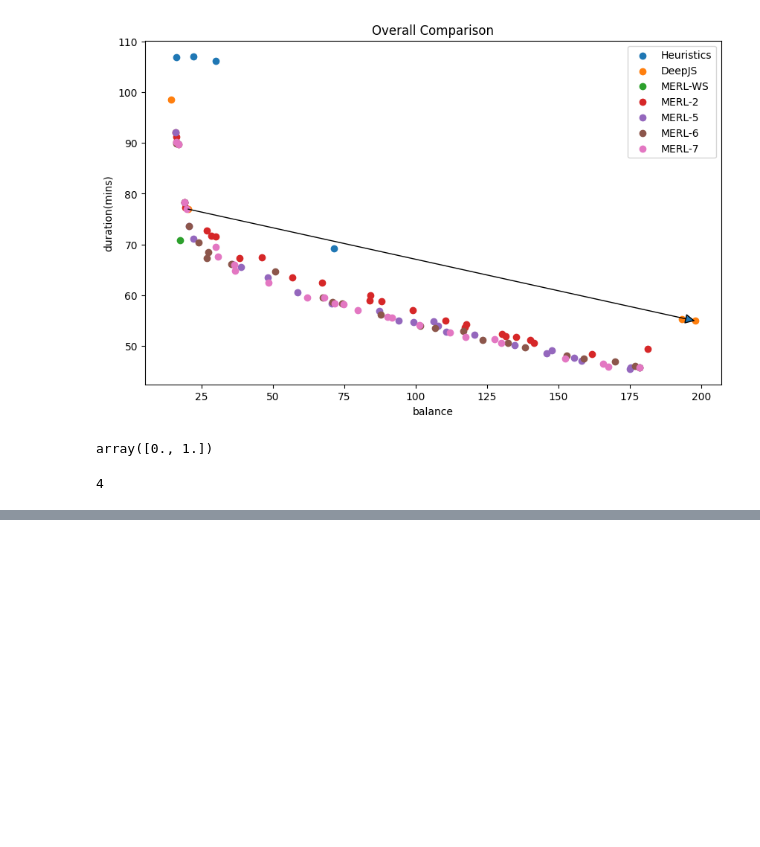
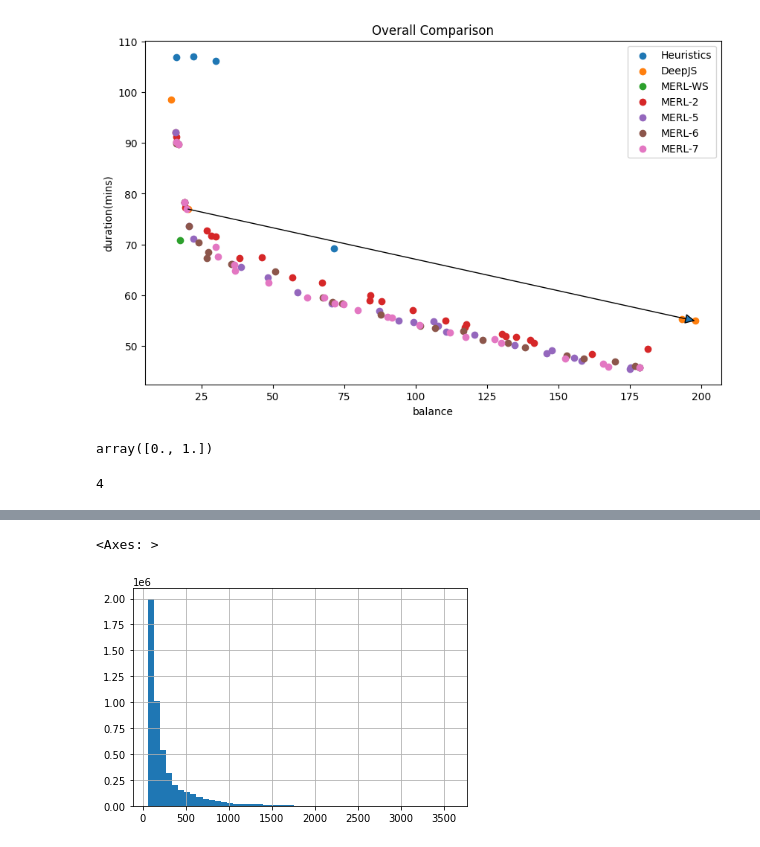
Before and after one commit to zlaom/MERL-LB, a Jupyter notebook: analysis.ipynb, the cells around one changed output, grey strips where cells are left out. Cells and saved outputs as stored; diff of their text form; code cells hidden in the pictures; blank space fills up the shorter version.

```diff
--- a/analysis.ipynb
+++ b/analysis.ipynb
@@ -463,0 +521,3 @@ random.randint(0,10)
+# %%
+terminated_data = terminated_data.loc[terminated_data['real_cpu_avg'] <= 1]
+len(terminated_data)
@@ -463,0 +526,3 @@ random.randint(0,10)
+# %%
+terminated_data = terminated_data.loc[terminated_data['real_mem_avg'] <= 0.1]
+len(terminated_data)
@@ -463,0 +531,3 @@ random.randint(0,10)
+# %%
+terminated_data = terminated_data.loc[terminated_data['duration'] <= 3600]
+len(terminated_data)
@@ -463,0 +536,3 @@ random.randint(0,10)
+# %%
+terminated_data = terminated_data.loc[terminated_data['duration'] >= 60]
+len(terminated_data)
@@ -463,0 +546,5 @@ random.randint(0,10)
+# %%
+terminated_data['duration'].hist(bins=50) # 映射到0-120
+# %% [output]
+<Axes: >
+[figure, added]
```
Also changed, not shown: parts of 21 cells of this notebook, 3 other files.
